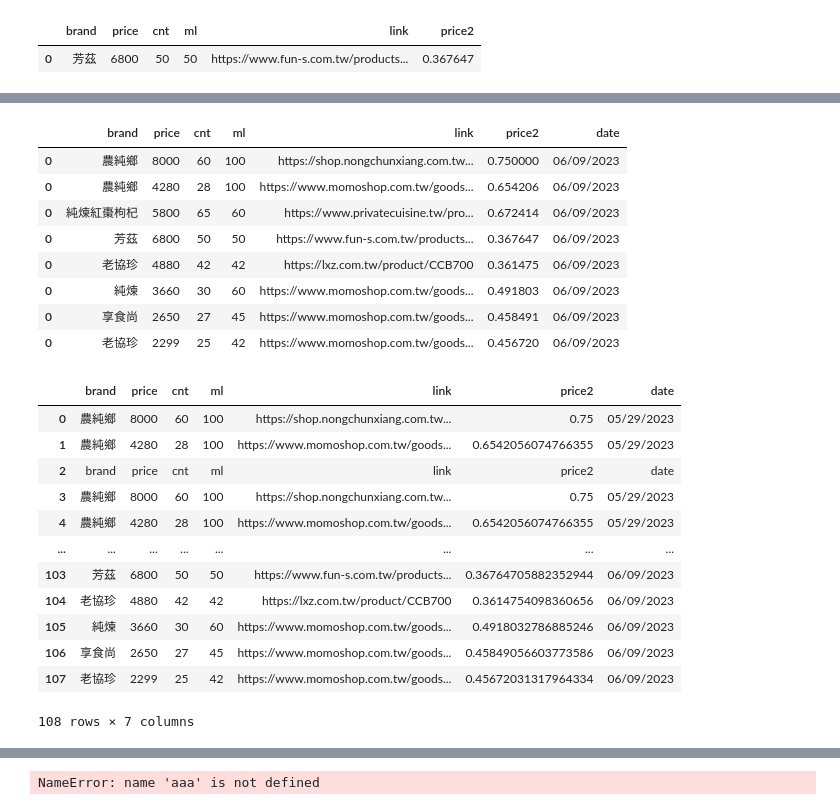
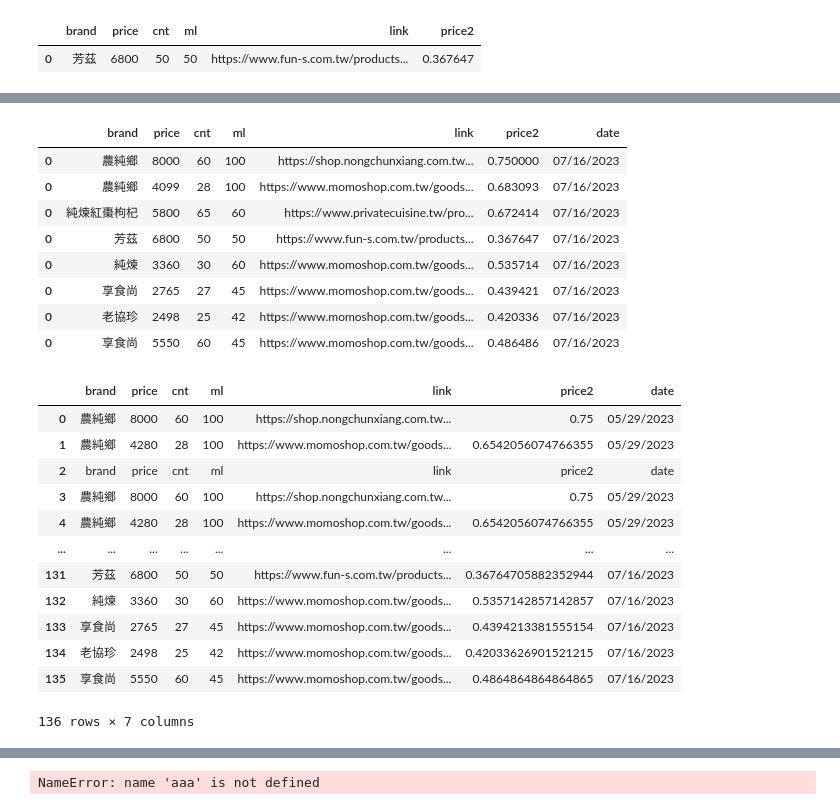
Before and after one commit to eustia0/My_Project, a Jupyter notebook: 爬蟲：每日紀錄商品價格/爬蟲：每日紀錄商品價格.ipynb, the cells around one changed output, grey strips where cells are left out. Saved outputs shown, nothing was run; the diff lists cells and outputs as text; code cells hidden in the pictures.

```diff
--- a/爬蟲：每日紀錄商品價格/爬蟲：每日紀錄商品價格.ipynb
+++ b/爬蟲：每日紀錄商品價格/爬蟲：每日紀錄商品價格.ipynb
@@ -1,4 +1,5 @@
 # %%
+
 from selenium import webdriver
 from selenium.webdriver.common.by import By
 from selenium.webdriver.support.ui import WebDriverWait
@@ -8,7 +9,6 @@ import time
 import os
 import pandas as pd
 import time
-
 from datetime import datetime
 
 date1 = datetime.now().strftime("%m/%d/%Y")
@@ -28,13 +28,18 @@ l9='https://www.momoshop.com.tw/goods/GoodsDetail.jsp?i_code=6854590'
 x1='//*[@id="Content"]/div/div[2]/div/div[2]/div/div[2]/div/div[2]/div[1]/div/div[1]' #60item * 100ml
 x2='//*[@id="productForm"]/div[2]/div[1]/ul[3]/li[3]/span' #28 * 100
 x3='//*[@id="Content"]/div/div[2]/div/div[1]/div[2]/div/div[2]/div/div[2]/div[1]/div/div[1]'
+# x4='/html/body/div[9]/div[1]/div/div/div/div[2]/div[3]/div[2]/div[5]/div[1]/div[2]/variation-label-selector/div/div/div[3]'
 x4='/html/body/div[9]/div[1]/div/div/div/div[2]/div[3]/div[2]/div[5]/div[1]/div[2]/variation-label-selector/div/div/div[3]'
 x42='/html/body/div[9]/div[1]/div/div/div/div[2]/div[3]/div[2]/div[3]/div[2]/span[1]'
+
 x5='//*[@id="id_content"]/div[1]/div[2]/div/div[1]/div[2]/div[3]/p/b'
 # x6='//*[@id="productForm"]/div[2]/div[1]/ul[4]/li[3]/span'
-x6='//*[@id="productForm"]/div[2]/div[1]/ul[4]/li[2]/span' #0601
+# x6='//*[@id="productForm"]/div[2]/div[1]/ul[4]/li[2]/span' #0601
+x6='//*[@id="productForm"]/div[2]/div[1]/ul[4]/li[3]/span' #0705
+
 x7='//*[@id="productForm"]/div[2]/div[1]/ul[3]/li[2]/span'
-x8='//*[@id="productForm"]/div[2]/div[1]/ul[3]/li[3]/span'
+x8='//*[@id="productForm"]/div[2]/div[1]/ul[3]/li[2]/span'
+# x8='//*[@id="productForm"]/div[2]/div[1]/ul[3]/li[3]/span'
 x9='//*[@id="productForm"]/div[2]/div[1]/ul[3]/li[2]/span'
 # %%
 driver.get(l1)
@@ -259,21 +262,22 @@ df9
 # %%
 import openpyxl
-df0=pd.concat([df,df2,df3,df4,df5,df6,df7,df8,df9])
+df0=pd.concat([df,df2,df3,df4,df6,df7,df8,df9])
+# df0=pd.concat([df,df2,df3,df4,df5,df6,df7,df8,df9])
 df0
 
 df0['date']= date1
 df0['date']=df0['date'].astype(str)
 df0
 # %% [output]
 |  | brand | price | cnt | ml | link | price2 | date |
-| 0 | 農純鄉 | 8000 | 60 | 100 | https://shop.nongchunxiang.com.tw... | 0.750000 | 06/09/2023 |
-| 0 | 農純鄉 | 4280 | 28 | 100 | https://www.momoshop.com.tw/goods... | 0.654206 | 06/09/2023 |
-| 0 | 純煉紅棗枸杞 | 5800 | 65 | 60 | https://www.privatecuisine.tw/pro... | 0.672414 | 06/09/2023 |
-| 0 | 芳茲 | 6800 | 50 | 50 | https://www.fun-s.com.tw/products... | 0.367647 | 06/09/2023 |
-| 0 | 老協珍 | 4880 | 42 | 42 | https://lxz.com.tw/product/CCB700 | 0.361475 | 06/09/2023 |
-| 0 | 純煉 | 3660 | 30 | 60 | https://www.momoshop.com.tw/goods... | 0.491803 | 06/09/2023 |
-| 0 | 享食尚 | 2650 | 27 | 45 | https://www.momoshop.com.tw/goods... | 0.458491 | 06/09/2023 |
-| 0 | 老協珍 | 2299 | 25 | 42 | https://www.momoshop.com.tw/goods... | 0.456720 | 06/09/2023 |
+| 0 | 農純鄉 | 8000 | 60 | 100 | https://shop.nongchunxiang.com.tw... | 0.750000 | 07/16/2023 |
+| 0 | 農純鄉 | 4099 | 28 | 100 | https://www.momoshop.com.tw/goods... | 0.683093 | 07/16/2023 |
+| 0 | 純煉紅棗枸杞 | 5800 | 65 | 60 | https://www.privatecuisine.tw/pro... | 0.672414 | 07/16/2023 |
+| 0 | 芳茲 | 6800 | 50 | 50 | https://www.fun-s.com.tw/products... | 0.367647 | 07/16/2023 |
+| 0 | 純煉 | 3360 | 30 | 60 | https://www.momoshop.com.tw/goods... | 0.535714 | 07/16/2023 |
+| 0 | 享食尚 | 2765 | 27 | 45 | https://www.momoshop.com.tw/goods... | 0.439421 | 07/16/2023 |
+| 0 | 老協珍 | 2498 | 25 | 42 | https://www.momoshop.com.tw/goods... | 0.420336 | 07/16/2023 |
+| 0 | 享食尚 | 5550 | 60 | 45 | https://www.momoshop.com.tw/goods... | 0.486486 | 07/16/2023 |
 # %%
 import pandas as pd
 csv1=r'often\price.csv'
@@ -288,12 +292,12 @@ d1
 | 3 | 農純鄉 | 8000 | 60 | 100 | https://shop.nongchunxiang.com.tw... | 0.75 | 05/29/2023 |
 | 4 | 農純鄉 | 4280 | 28 | 100 | https://www.momoshop.com.tw/goods... | 0.6542056074766355 | 05/29/2023 |
 | ... | ... | ... | ... | ... | ... | ... | ... |
-| 103 | 芳茲 | 6800 | 50 | 50 | https://www.fun-s.com.tw/products... | 0.36764705882352944 | 06/09/2023 |
-| 104 | 老協珍 | 4880 | 42 | 42 | https://lxz.com.tw/product/CCB700 | 0.3614754098360656 | 06/09/2023 |
-| 105 | 純煉 | 3660 | 30 | 60 | https://www.momoshop.com.tw/goods... | 0.4918032786885246 | 06/09/2023 |
-| 106 | 享食尚 | 2650 | 27 | 45 | https://www.momoshop.com.tw/goods... | 0.45849056603773586 | 06/09/2023 |
-| 107 | 老協珍 | 2299 | 25 | 42 | https://www.momoshop.com.tw/goods... | 0.45672031317964334 | 06/09/2023 |
+| 131 | 芳茲 | 6800 | 50 | 50 | https://www.fun-s.com.tw/products... | 0.36764705882352944 | 07/16/2023 |
+| 132 | 純煉 | 3360 | 30 | 60 | https://www.momoshop.com.tw/goods... | 0.5357142857142857 | 07/16/2023 |
+| 133 | 享食尚 | 2765 | 27 | 45 | https://www.momoshop.com.tw/goods... | 0.4394213381555154 | 07/16/2023 |
+| 134 | 老協珍 | 2498 | 25 | 42 | https://www.momoshop.com.tw/goods... | 0.42033626901521215 | 07/16/2023 |
+| 135 | 享食尚 | 5550 | 60 | 45 | https://www.momoshop.com.tw/goods... | 0.4864864864864865 | 07/16/2023 |
-108 rows × 7 columns
+136 rows × 7 columns
 # %%
 d1=d1[d1.brand != 'brand']
 d2=d1.drop_duplicates()
```
Also changed, not shown: parts of 6 cells of this notebook.
